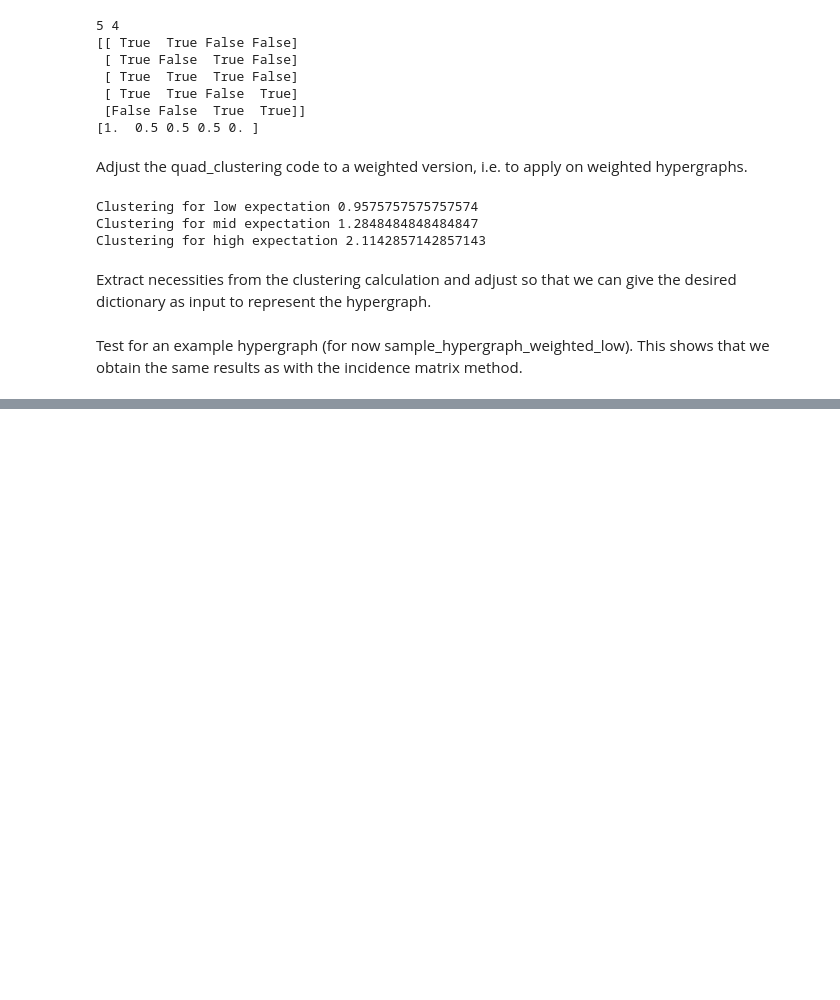
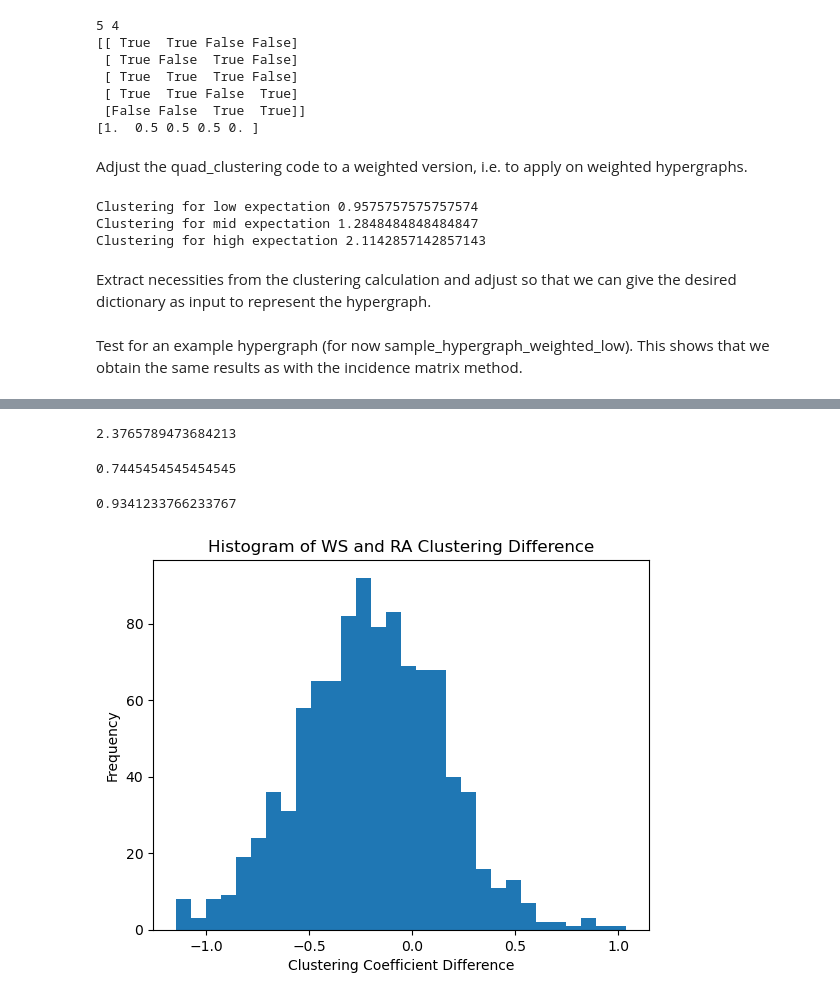
Before and after one commit to cyrilrommens/PhD_1, a Jupyter notebook: SWP_kuramoto.ipynb, the cells around one changed output, grey strips where cells are left out. Cells and saved outputs as stored; diff of their text form; code cells hidden in the pictures; blank space fills up the shorter version.

Commit message:
generate hypergraphs with XGI

```diff
--- a/SWP_kuramoto.ipynb
+++ b/SWP_kuramoto.ipynb
@@ -565,0 +688,75 @@ average_high_order_clustering
+# %%
+# Generate a random hypergraph
+hypergraph = xgi.random_hypergraph(n, ps)
+
+# Convert the hypergraph to a dictionary format
+hypergraph_dict = {tuple(sorted(edge)): len(edge) for edge in hypergraph.edges.members()}
+
+# Print the hypergraph clustering
+average_high_order_clustering = quad_clustering(hypergraph_dict)
+print(average_high_order_clustering)
+# %% [output]
+2.3765789473684213
+# %%
+# Generate a random hypergraph
+hypergraph = xgi.watts_strogatz_hypergraph(n, d, k, l, p, seed=None)
+
+# Convert the hypergraph to a dictionary format
+hypergraph_dict = {tuple(sorted(edge)): len(edge) for edge in hypergraph.edges.members()}
+
+# Print the hypergraph clustering
+average_high_order_clustering = quad_clustering(hypergraph_dict)
+print(average_high_order_clustering)
+# %% [output]
+0.7445454545454545
+# %%
+# Randomize the Watts Strogatz Hypergraph
+hypergraph = xgi.shuffle_hyperedges(hypergraph, order=2, p=0.5)
+
+# Convert the hypergraph to a dictionary format
+hypergraph_dict = {tuple(sorted(edge)): len(edge) for edge in hypergraph.edges.members()}
+
+# Print the hypergraph clustering
+average_high_order_clustering = quad_clustering(hypergraph_dict)
+print(average_high_order_clustering)
+# %% [output]
+0.9341233766233767
+# %%
+clustering_difference = []
+
+for i in range(1000):
+    # Generate a random hypergraph
+    hypergraph = xgi.watts_strogatz_hypergraph(n, d, k, l, p, seed=None)
+
+    # Convert the hypergraph to a dictionary format
+    hypergraph_dict = {tuple(sorted(edge)): len(edge) for edge in hypergraph.edges.members()}
+
+    # Compute the hypergraph clustering
+    average_high_order_clustering_WS = quad_clustering(hypergraph_dict)
+
+    # Randomize the Watts Strogatz Hypergraph
+    hypergraph = xgi.shuffle_hyperedges(hypergraph, order=2, p=0.5)
+
+    # Convert the hypergraph to a dictionary format
+    hypergraph_dict = {tuple(sorted(edge)): len(edge) for edge in hypergraph.edges.members()}
+
+    # Compute the hypergraph clustering
+    average_high_order_clustering_RA = quad_clustering(hypergraph_dict)
+
+    # Add the difference SW-RA to clustering list
+    clustering_difference.append(average_high_order_clustering_WS-average_high_order_clustering_RA)
+# %%
+import matplotlib.pyplot as plt
+
+# Plot histograms
+plt.hist(clustering_difference, bins=30)
+
+# Labels and title
+plt.xlabel('Clustering Coefficient Difference')
+plt.ylabel('Frequency')
+plt.title('Histogram of WS and RA Clustering Difference')
+
+# Show plot
+plt.show()
+# %% [output]
+[figure, added]
```
Also changed, not shown: parts of 11 cells of this notebook.
